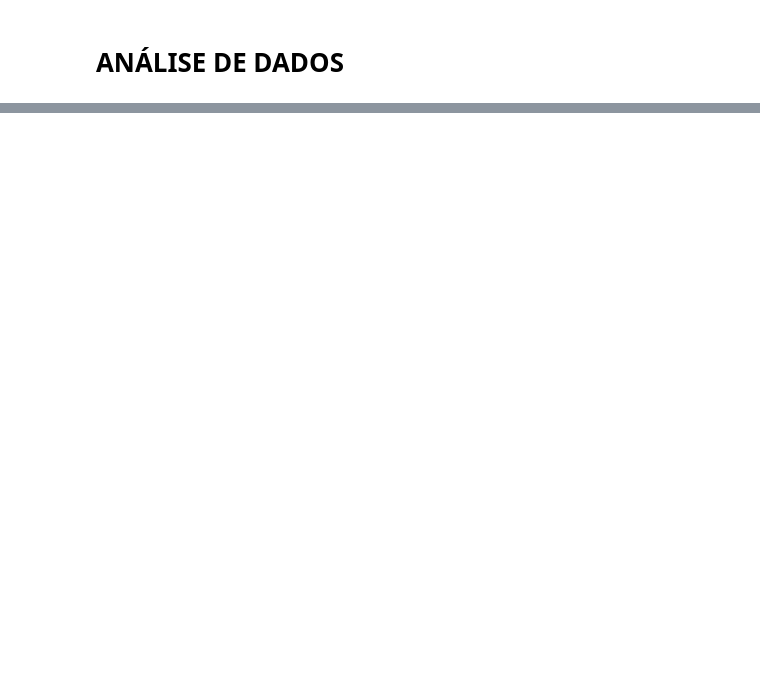
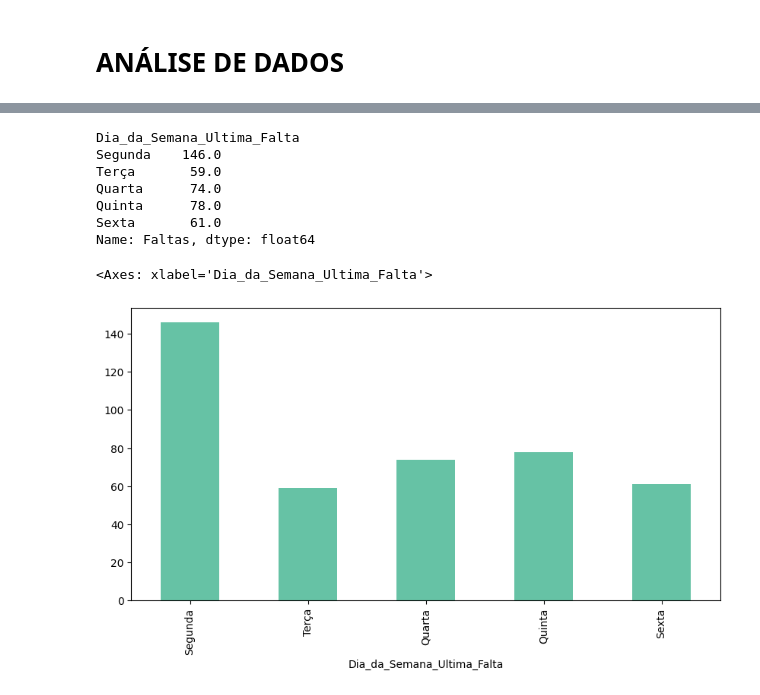
Before and after one commit to IIIgorMoura/PY-tratamento_analise_dados2, a Jupyter notebook: main.ipynb, the cells around one changed output, grey strips where cells are left out. Cells and saved outputs as stored; diff of their text form; code cells hidden in the pictures; blank space fills up the shorter version.

```diff
--- a/main.ipynb
+++ b/main.ipynb
@@ -247,0 +361,21 @@ display(df[df['Faltas_Suspeitas'] == True])
+# %%
+# Cruzamerto do dia da semana e quantidade de evasões.
+relacao_dia_da_semana_e_quantidade_evasoes = df_falta.groupby('Dia_da_Semana_Ultima_Falta')['Faltas'].sum()
+
+# ajustando dias da semana
+ordem_dias_uteis = ['Segunda', 'Terça', 'Quarta', 'Quinta', 'Sexta']
+relacao_dia_da_semana_e_quantidade_evasoes = relacao_dia_da_semana_e_quantidade_evasoes.reindex(ordem_dias_uteis)
+
+display(relacao_dia_da_semana_e_quantidade_evasoes)
+
+relacao_dia_da_semana_e_quantidade_evasoes.plot(kind='bar', figsize=(10,5), colormap='Set2')
+# %% [output]
+Dia_da_Semana_Ultima_Falta
+Segunda    146.0
+Terça       59.0
+Quarta      74.0
+Quinta      78.0
+Sexta       61.0
+Name: Faltas, dtype: float64
+<Axes: xlabel='Dia_da_Semana_Ultima_Falta'>
+[figure, added]
```
Also changed, not shown: parts of 9 cells of this notebook.
